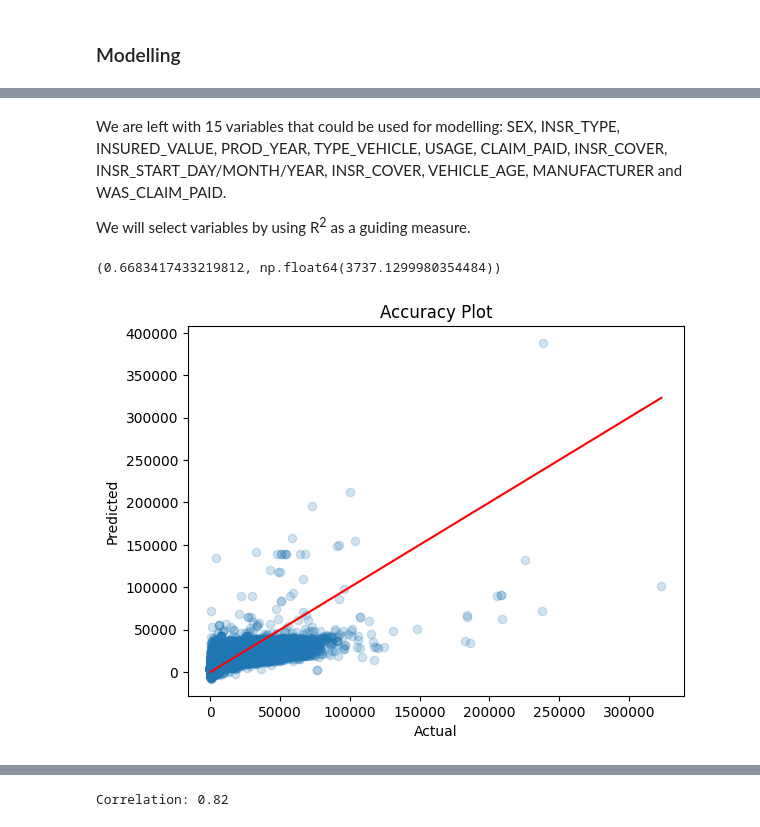
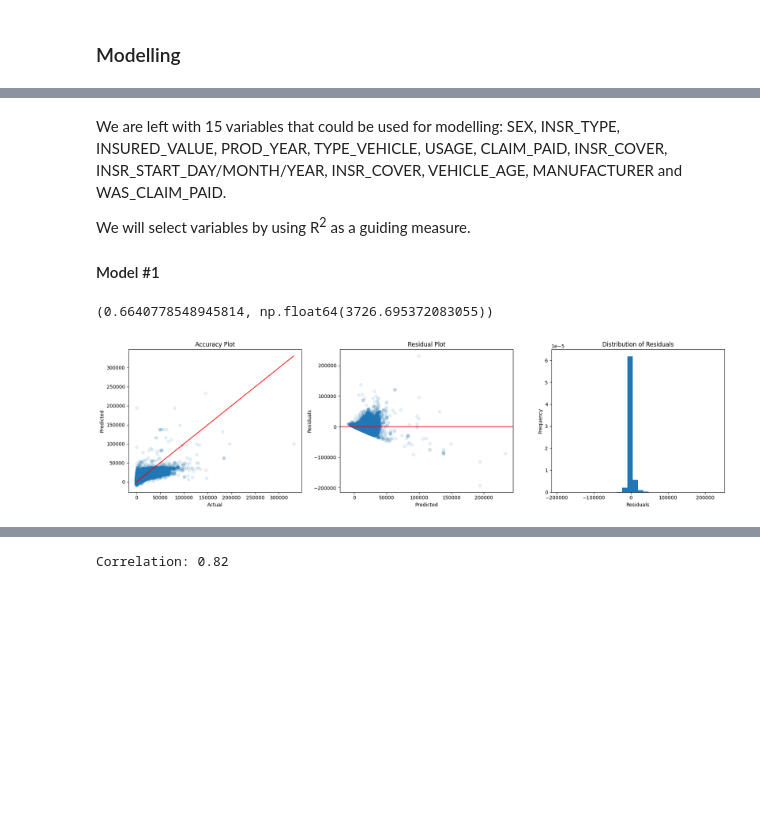
Before and after one commit to Mykolazaz/ethiopian-insurance-premiums, a Jupyter notebook: Basics.ipynb, the cells around one changed output, grey strips where cells are left out. Saved outputs shown, nothing was run; the diff lists cells and outputs as text; code cells hidden in the pictures; blank space fills up the shorter version.

```diff
--- a/Basics.ipynb
+++ b/Basics.ipynb
@@ -934,34 +931,53 @@ memory usage: 97.4+ MB
 We are left with 15 variables that could be used for modelling: SEX, INSR_TYPE, INSURED_VALUE, PROD_YEAR, TYPE_VEHICLE, USAGE, CLAIM_PAID, INSR_COVER, INSR_START_DAY/MONTH/YEAR, INSR_COVER, VEHICLE_AGE, MANUFACTURER and WAS_CLAIM_PAID.
 
 We will select variables by using R<sup>2</sup> as a guiding measure.
+
+#### Model #1
-# %%
-model = LinearRegression()
-
-X = insurance_data[["SEX", "INSR_TYPE", "INSURED_VALUE", "INSR_COVER", "MANUFACTURER", "TYPE_VEHICLE", "USAGE", "WAS_CLAIM_PAID"]].copy()
-
-X = pd.get_dummies(X, columns=["SEX", "INSR_TYPE", "INSR_COVER", "MANUFACTURER", "TYPE_VEHICLE", "USAGE", "WAS_CLAIM_PAID"], drop_first=True)
-
-Y = insurance_data["PREMIUM"]
-
-X_train, X_test, Y_train, Y_test = sk.model_selection.train_test_split(X, Y, test_size=0.2, random_state=87)
-
-model.fit(X_train, Y_train)
-
-Y_pred = model.predict(X_test)
-
-r_sq = model.score(X_test, Y_test)
-
-mae = sk.metrics.mean_absolute_error(Y_test, Y_pred)
-
-r_sq, mae
-# %% [output]
-(0.6683417433219812, np.float64(3737.1299980354484))
+# %%
+model1 = LinearRegression()
+
+X = insurance_data[["SEX", "INSR_TYPE", "INSURED_VALUE", "PROD_YEAR", "TYPE_VEHICLE", "USAGE", "INSR_COVER", "CLAIM_PAID"]].copy()
+
+X = pd.get_dummies(X, columns=["SEX", "INSR_TYPE", "PROD_YEAR", "TYPE_VEHICLE", "USAGE", "INSR_COVER"], drop_first=True)
+
+Y = insurance_data["PREMIUM"]
+
+X_train, X_test, Y_train, Y_test = sk.model_selection.train_test_split(X, Y, test_size=0.2, random_state=87)
+
+model1.fit(X_train, Y_train)
+
+Y_pred = model1.predict(X_test)
+
+r_sq = model1.score(X_test, Y_test)
+
+mae = sk.metrics.mean_absolute_error(Y_test, Y_pred)
+
+r_sq, mae
+# %% [output]
+(0.6640778548945814, np.float64(3726.695372083055))
 # %%
-plt.scatter(Y_test, Y_pred, alpha=0.2)
-plt.plot([Y_test.min(), Y_test.max()], [Y_test.min(), Y_test.max()], 'r')
-plt.title("Accuracy Plot")
-plt.xlabel("Actual")
-plt.ylabel("Predicted")
+fig, axes = plt.subplots(1, 3, figsize=(18, 5))
+
+axes[0].scatter(Y_test, Y_pred, alpha=0.1)
+axes[0].plot([Y_test.min(), Y_test.max()],
+             [Y_test.min(), Y_test.max()],
+             'r')
+axes[0].set_title("Accuracy Plot")
+axes[0].set_xlabel("Actual")
+axes[0].set_ylabel("Predicted")
+
+axes[1].scatter(Y_pred, Y_test - Y_pred, alpha=0.1)
+axes[1].axhline(y=0, color='r')
+axes[1].set_xlabel("Predicted")
+axes[1].set_ylabel("Residuals")
+axes[1].set_title("Residual Plot")
+
+axes[2].hist(Y_test - Y_pred, bins=30, density=True)
+axes[2].set_xlabel("Residuals")
+axes[2].set_ylabel("Frequency")
+axes[2].set_title("Distribution of Residuals")
+
+plt.tight_layout()
 plt.show()
 # %% [output]
-[figure, old version]
+[figure, new version]
```
Also changed, not shown: parts of 53 cells of this notebook.
